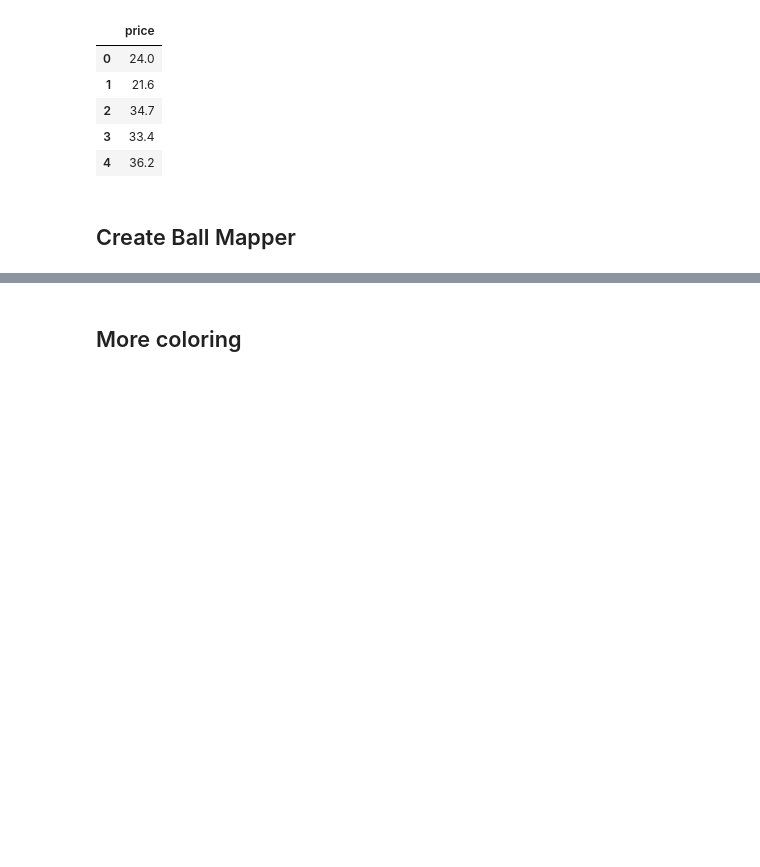
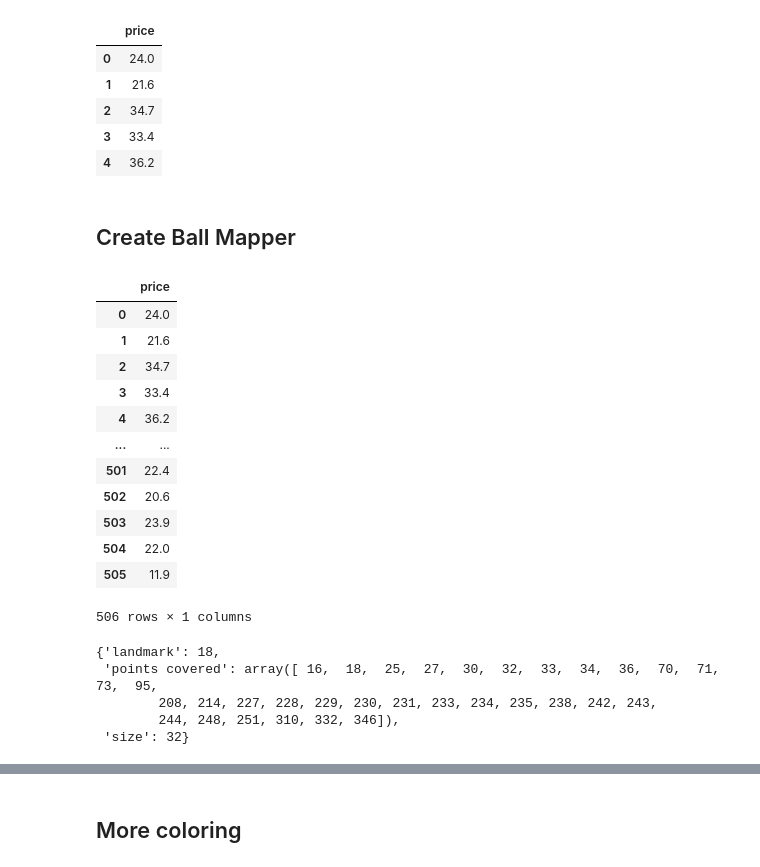
Before and after one commit to dioscuri-tda/pyBallMapper, a Jupyter notebook: notebooks/example_2_boston_property.ipynb, the cells around one changed output, grey strips where cells are left out. Drawn from its saved outputs; the diff is of its cells as text; code cells hidden in the pictures; blank space fills up the shorter version.

```diff
--- a/notebooks/example_2_boston_property.ipynb
+++ b/notebooks/example_2_boston_property.ipynb
@@ -57,3 +57,27 @@ from matplotlib.colors import ListedColormap
 from matplotlib import colormaps as cm
 
 my_rainbow_palette = cm.get_cmap('viridis')
+# %%
+values_df
+# %% [output]
+|  | price |
+| 0 | 24.0 |
+| 1 | 21.6 |
+| 2 | 34.7 |
+| 3 | 33.4 |
+| 4 | 36.2 |
+| ... | ... |
+| 501 | 22.4 |
+| 502 | 20.6 |
+| 503 | 23.9 |
+| 504 | 22.0 |
+| 505 | 11.9 |
+506 rows × 1 columns
+# %%
+bm.Graph.nodes[1]
+# %% [output]
+{'landmark': 18,
+ 'points covered': array([ 16,  18,  25,  27,  30,  32,  33,  34,  36,  70,  71,  73,  95,
+        208, 214, 227, 228, 229, 230, 231, 233, 234, 235, 238, 242, 243,
+        244, 248, 251, 310, 332, 346]),
+ 'size': 32}
```
Also changed, not shown: parts of 5 cells of this notebook, 13 other files.
